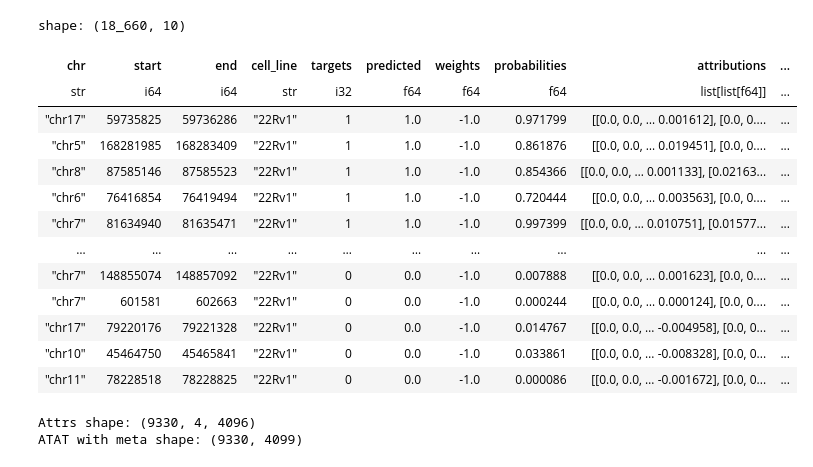
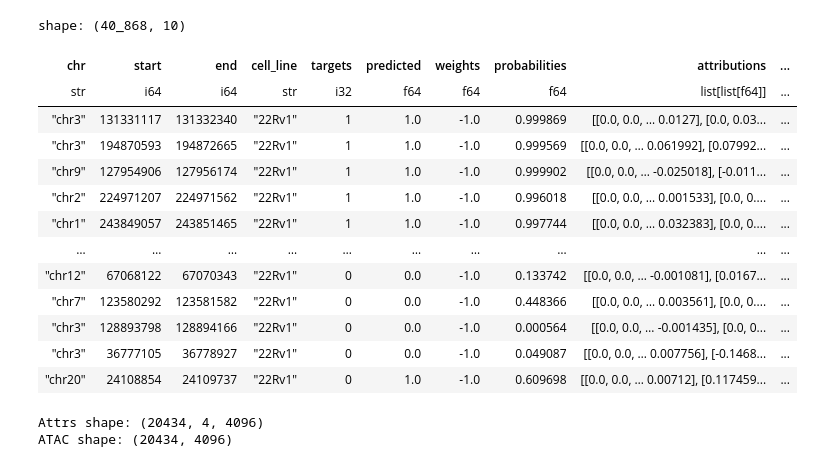
Before and after one commit to wejarrard/tf-binding, a Jupyter notebook: src/inference/interpretability/interpretability copy.ipynb, the cells around one changed output. Saved outputs shown, nothing was run; the diff lists cells and outputs as text; code cells hidden in the pictures.

```diff
--- a/src/inference/interpretability/interpretability copy.ipynb
+++ b/src/inference/interpretability/interpretability copy.ipynb
@@ -9,14 +9,18 @@ sys.path.append(notebook_dir)
 
 
 
-model = "AR"
+project_path = "/data1/datasets_1/human_cistrome/chip-atlas/peak_calls/tfbinding_scripts/tf-binding"
+model = "FOXA1"
 sample = "22Rv1"
-project_path = "/data1/datasets_1/human_cistrome/chip-atlas/peak_calls/tfbinding_scripts/tf-binding"
-jaspar_file = f"/data1/datasets_1/human_cistrome/chip-atlas/peak_calls/tfbinding_scripts/tf-binding/src/inference/interpretability/motifs/{model}.jaspar"
-# jaspar_file = "/data1/datasets_1/human_cistrome/chip-atlas/peak_calls/tfbinding_scripts/tf-binding/src/inference/interpretability/motif.jaspar"  # Update this path
+jaspar_file = f"/data1/datasets_1/human_cistrome/chip-atlas/peak_calls/tfbinding_scripts/tf-binding/src/inference/interpretability/motifs/{model}.jaspar"  # Update this path
+ground_truth_file = "/data1/datasets_1/human_cistrome/chip-atlas/peak_calls/tfbinding_scripts/tf-binding/data/transcription_factors/FOXA1/merged/22RV1_FOXA1_merged.bed"
 
-
-df = pl.read_parquet(project_path + "/data/processed_results/" + model + "_" + sample + "_processed.parquet", columns=["chr_name", "start", "end", "cell_line", "targets", "predicted", "weights", "probabilities", "attributions"])
+df = pl.read_parquet("/data1/datasets_1/human_cistrome/chip-atlas/peak_calls/tfbinding_scripts/tf-binding/data/processed_results/FOXA1-NoFlip_22Rv1_processed.parquet",
+                    columns=["chr_name", "start", "end", "cell_line", "targets", "predicted", "weights", "probabilities", "attributions"],
+                    # low_memory=True,                        # Reduce memory usage
+                    parallel="columns",                     # Enable parallel reading
+                    use_statistics=True,                    # Use parquet statistics
+                    memory_map=True).lazy()                         # Use memory mapping
 df = df.rename({"chr_name": "chr"})
 df
 # %% [output]
@@ -37 +28,3 @@ shape: (102_962, 9)
+# %%
+df = df.lazy()
 # %%
@@ -122,24 +129,33 @@ shape: (102_962, 10)
 # %%
-# take all the targets that are 1, and an equal number of targets that are 0
-df_positive = ground_truth_df.filter(pl.col("targets") == 1)
-df_negative = ground_truth_df.filter(pl.col("targets") == 0).sample(n=len(df_positive), seed=42)
+# Step 1: Keep the filtering lazy until collection
+df_positive = ground_truth_df.filter(pl.col("targets") == 1).collect()
+df_negative_all = ground_truth_df.filter(pl.col("targets") == 0).collect()
+
+# Step 2: Get the count of positive samples
+pos_count = len(df_positive)
+
+# Step 3: Sample from the materialized negative DataFrame
+df_negative = df_negative_all.sample(n=min(pos_count, len(df_negative_all)), seed=42)
+
+# Step 4: Concatenate the two DataFrames
 df_balanced = pl.concat([df_positive, df_negative])
+
 df_balanced
 # %% [output]
-shape: (18_660, 10)
+shape: (40_868, 10)
 | chr | start | end | cell_line | targets | predicted | weights | probabilities | attributions | ... |
 | str | i64 | i64 | str | i32 | f64 | f64 | f64 | list[list[f64]] | ... |
-| "chr17" | 59735825 | 59736286 | "22Rv1" | 1 | 1.0 | -1.0 | 0.971799 | [[0.0, 0.0, … 0.001612], [0.0, 0.... | ... |
-| "chr5" | 168281985 | 168283409 | "22Rv1" | 1 | 1.0 | -1.0 | 0.861876 | [[0.0, 0.0, … 0.019451], [0.0, 0.... | ... |
-| "chr8" | 87585146 | 87585523 | "22Rv1" | 1 | 1.0 | -1.0 | 0.854366 | [[0.0, 0.0, … 0.001133], [0.02163... | ... |
-| "chr6" | 76416854 | 76419494 | "22Rv1" | 1 | 1.0 | -1.0 | 0.720444 | [[0.0, 0.0, … 0.003563], [0.0, 0.... | ... |
-| "chr7" | 81634940 | 81635471 | "22Rv1" | 1 | 1.0 | -1.0 | 0.997399 | [[0.0, 0.0, … 0.010751], [0.01577... | ... |
+| "chr3" | 131331117 | 131332340 | "22Rv1" | 1 | 1.0 | -1.0 | 0.999869 | [[0.0, 0.0, … 0.0127], [0.0, 0.03... | ... |
+| "chr3" | 194870593 | 194872665 | "22Rv1" | 1 | 1.0 | -1.0 | 0.999569 | [[0.0, 0.0, … 0.061992], [0.07992... | ... |
+| "chr9" | 127954906 | 127956174 | "22Rv1" | 1 | 1.0 | -1.0 | 0.999902 | [[0.0, 0.0, … -0.025018], [-0.011... | ... |
+| "chr2" | 224971207 | 224971562 | "22Rv1" | 1 | 1.0 | -1.0 | 0.996018 | [[0.0, 0.0, … 0.001533], [0.0, 0.... | ... |
+| "chr1" | 243849057 | 243851465 | "22Rv1" | 1 | 1.0 | -1.0 | 0.997744 | [[0.0, 0.0, … 0.032383], [0.0, 0.... | ... |
 | … | … | … | … | … | … | … | … | … | ... |
-| "chr7" | 148855074 | 148857092 | "22Rv1" | 0 | 0.0 | -1.0 | 0.007888 | [[0.0, 0.0, … 0.001623], [0.0, 0.... | ... |
-| "chr7" | 601581 | 602663 | "22Rv1" | 0 | 0.0 | -1.0 | 0.000244 | [[0.0, 0.0, … 0.000124], [0.0, 0.... | ... |
-| "chr17" | 79220176 | 79221328 | "22Rv1" | 0 | 0.0 | -1.0 | 0.014767 | [[0.0, 0.0, … -0.004958], [0.0, 0... | ... |
-| "chr10" | 45464750 | 45465841 | "22Rv1" | 0 | 0.0 | -1.0 | 0.033861 | [[0.0, 0.0, … -0.008328], [0.0, 0... | ... |
-| "chr11" | 78228518 | 78228825 | "22Rv1" | 0 | 0.0 | -1.0 | 0.000086 | [[0.0, 0.0, … -0.001672], [0.0, 0... | ... |
+| "chr12" | 67068122 | 67070343 | "22Rv1" | 0 | 0.0 | -1.0 | 0.133742 | [[0.0, 0.0, … -0.001081], [0.0167... | ... |
+| "chr7" | 123580292 | 123581582 | "22Rv1" | 0 | 0.0 | -1.0 | 0.448366 | [[0.0, 0.0, … 0.003561], [0.0, 0.... | ... |
+| "chr3" | 128893798 | 128894166 | "22Rv1" | 0 | 0.0 | -1.0 | 0.000564 | [[0.0, 0.0, … -0.001435], [0.0, 0... | ... |
+| "chr3" | 36777105 | 36778927 | "22Rv1" | 0 | 0.0 | -1.0 | 0.049087 | [[0.0, 0.0, … 0.007756], [-0.1468... | ... |
+| "chr20" | 24108854 | 24109737 | "22Rv1" | 0 | 1.0 | -1.0 | 0.609698 | [[0.0, 0.0, … 0.00712], [0.117459... | ... |
 # %%
 def reshape_attributions(df):
     # Convert to numpy array first
@@ -158,24 +174,15 @@ def reshape_attributions(df):
     attrs_list = reshaped[..., :4].transpose(0, 2, 1)  # Shape: (n_samples, 4, 4096)
     atac_list = reshaped[..., 4]  # Shape: (n_samples, 4096)
 
-    # Add chr, start, and end information to the ATAC component
-    chr_data = df['chr'].values
-    start_data = df['start'].values
-    end_data = df['end'].values
-
-    # Expand the ATAC list to include the chr, start, and end information for each row
-    atac_list_with_meta = np.column_stack((chr_data, start_data, end_data, atac_list))
-
-    return attrs_list, atac_list_with_meta
+    return attrs_list, atac_list
 
 # Usage:
-attrs_list, atac_list_with_meta = reshape_attributions(df_positive.to_pandas())
+attrs_list, atac_list = reshape_attributions(df_positive.to_pandas())
 print(f"Attrs shape: {attrs_list.shape}")
-#print(f"ATAC shape: {atac_list.shape}")
-print(f"ATAT with meta shape: {atac_list_with_meta.shape}")
+print(f"ATAC shape: {atac_list.shape}")
 # %% [output]
-Attrs shape: (9330, 4, 4096)
-ATAT with meta shape: (9330, 4099)
+Attrs shape: (20434, 4, 4096)
+ATAC shape: (20434, 4096)
 # %%
 # Import additional required libraries
 import numpy as np
```
Also changed, not shown: parts of 19 cells of this notebook, 32 other files.
